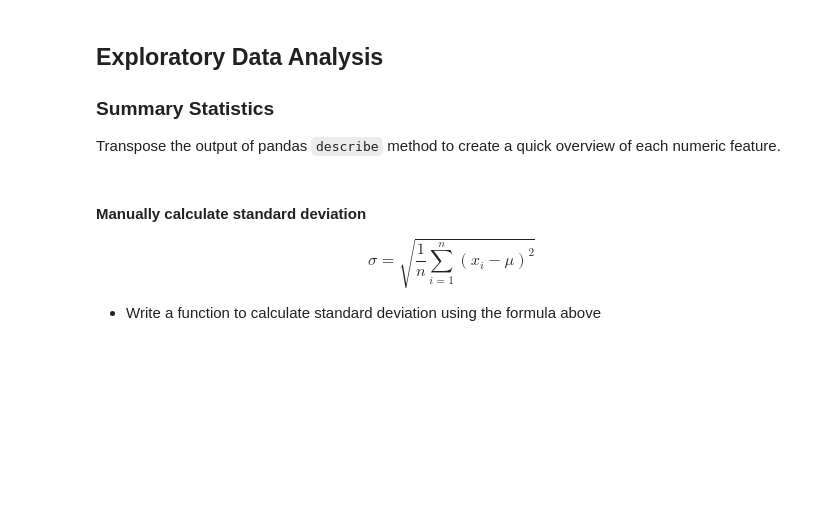
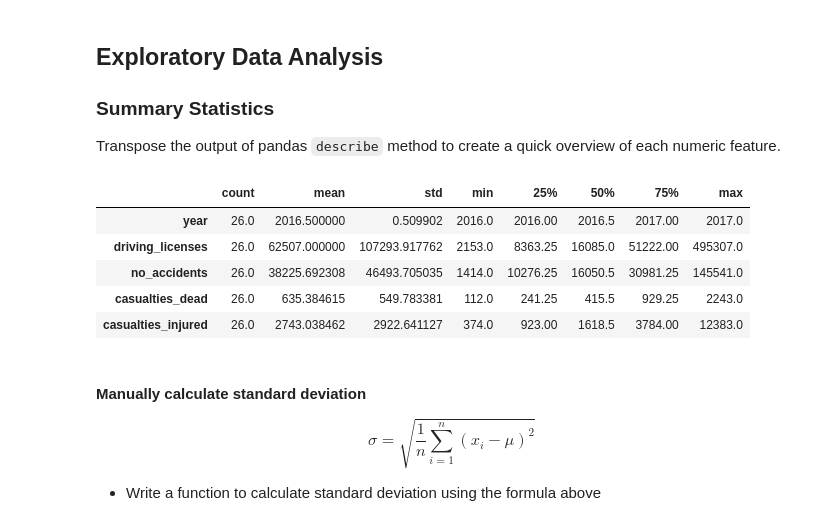
Before and after one commit to TQgit/datascience_project1, a Jupyter notebook: code/starter-code.ipynb, the cells around one changed output. Cells and saved outputs as stored; diff of their text form; code cells hidden in the pictures; blank space fills up the shorter version.

```diff
--- a/code/starter-code.ipynb
+++ b/code/starter-code.ipynb
@@ -679,3 +681,12 @@ Transpose the output of pandas `describe` method to create a quick overview of e
+# %%
+combined.describe().transpose()
+# %% [output]
+|  | count | mean | std | min | 25% | 50% | 75% | max |
+| year | 26.0 | 2016.500000 | 0.509902 | 2016.0 | 2016.00 | 2016.5 | 2017.00 | 2017.0 |
+| driving_licenses | 26.0 | 62507.000000 | 107293.917762 | 2153.0 | 8363.25 | 16085.0 | 51222.00 | 495307.0 |
+| no_accidents | 26.0 | 38225.692308 | 46493.705035 | 1414.0 | 10276.25 | 16050.5 | 30981.25 | 145541.0 |
+| casualties_dead | 26.0 | 635.384615 | 549.783381 | 112.0 | 241.25 | 415.5 | 929.25 | 2243.0 |
+| casualties_injured | 26.0 | 2743.038462 | 2922.641127 | 374.0 | 923.00 | 1618.5 | 3784.00 | 12383.0 |
 # %% [markdown]
 #### Manually calculate standard deviation
 
```
Also changed, not shown: parts of 17 cells of this notebook.
